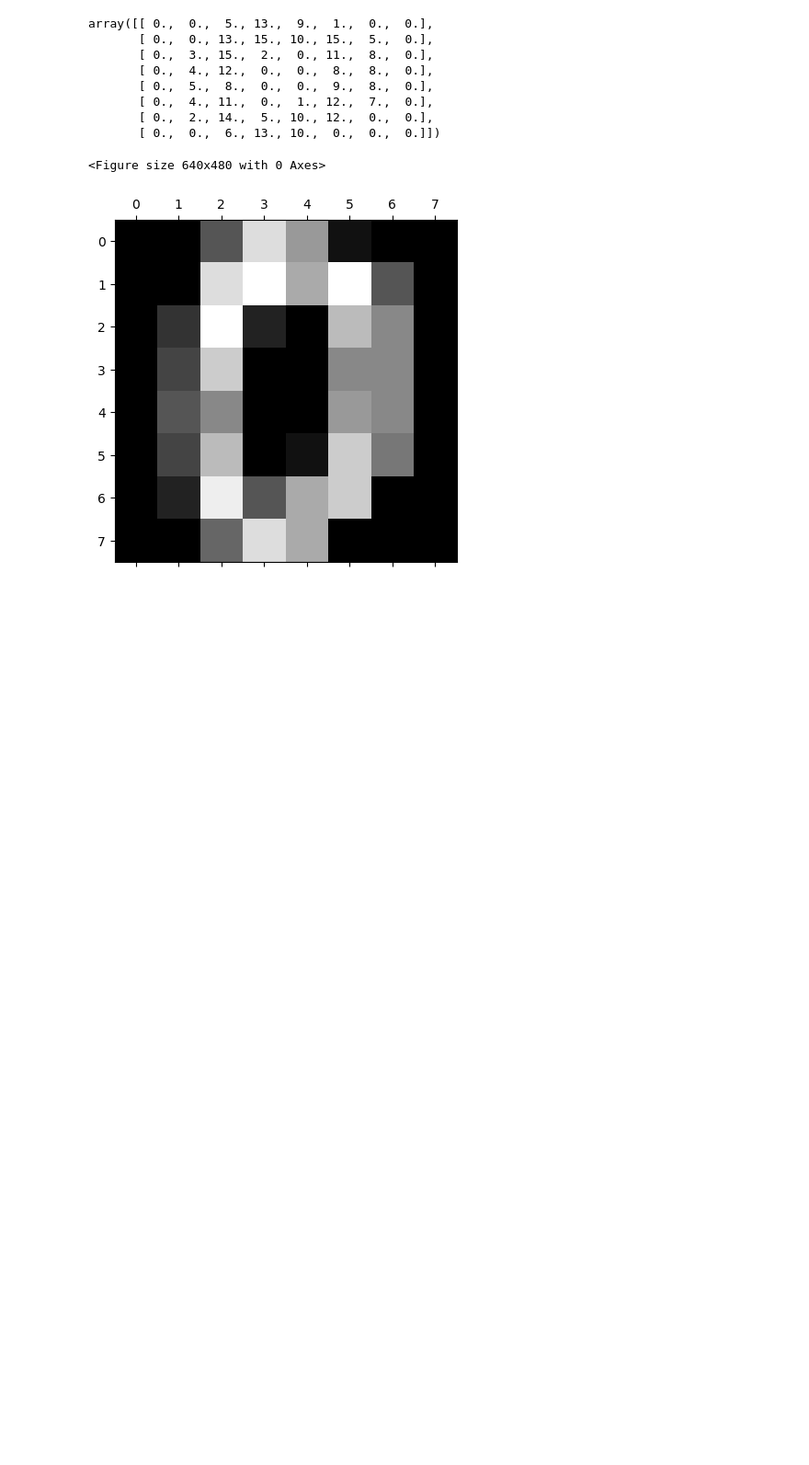
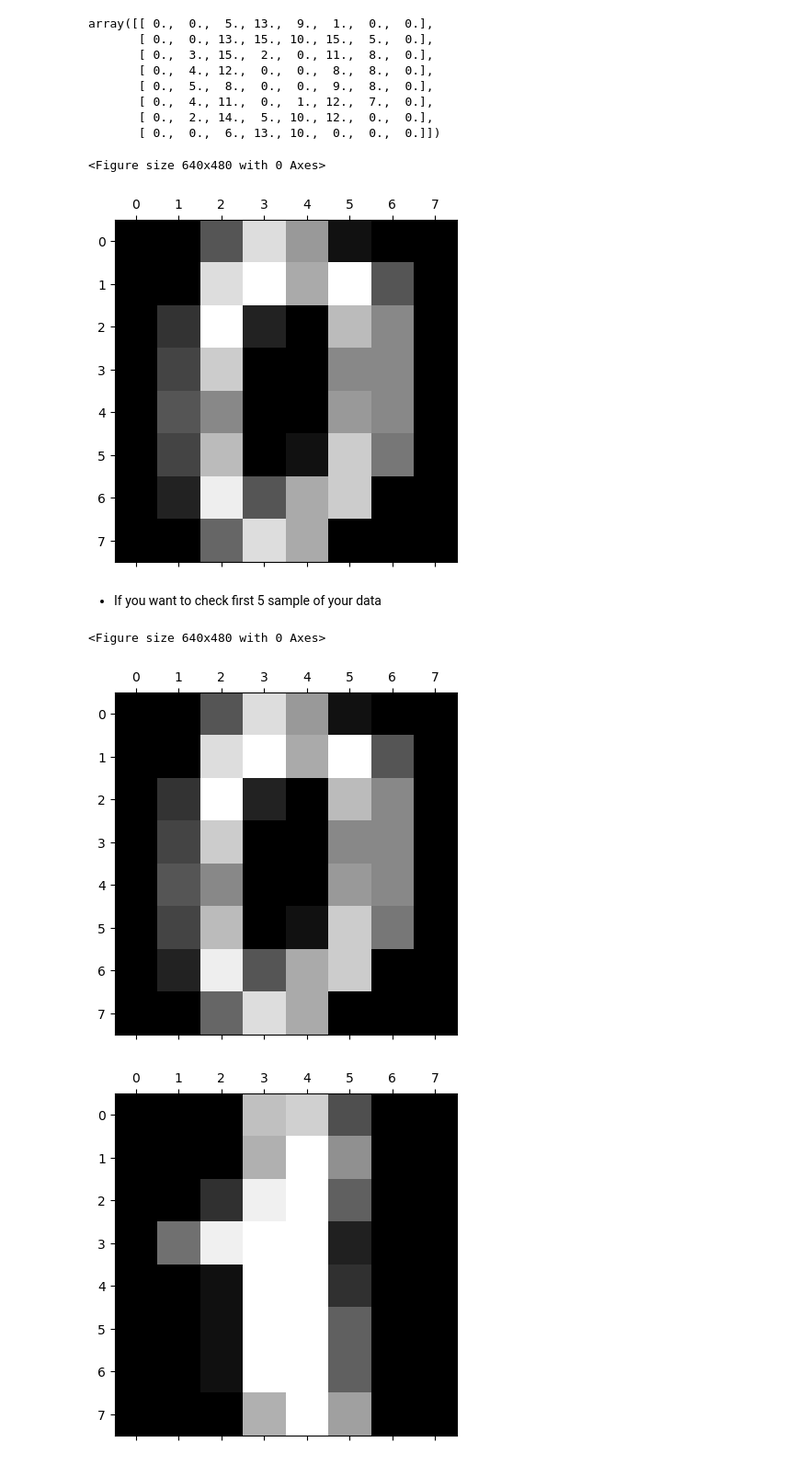
Before and after one commit to praju-1/Machine_Learning, a Jupyter notebook: Supervised_learning/Classification/digits_data_logistic_reg.ipynb, the cells around one changed output. Shown at 92% size. Cells and saved outputs as stored; diff of their text form; code cells hidden in the pictures; blank space fills up the shorter version.

Commit message:
Digit_data_regression

```diff
--- a/Supervised_learning/Classification/digits_data_logistic_reg.ipynb
+++ b/Supervised_learning/Classification/digits_data_logistic_reg.ipynb
@@ -216,3 +216,14 @@ plt.show()
 # %% [output]
 <Figure size 640x480 with 0 Axes>
 [figure]
+# %% [markdown]
+- If you want to check first 5 sample of your data
+# %%
+plt.gray()
+for i in range(5):
+    plt.matshow(digits.images[i])
+    plt.show()
+# %% [output]
+<Figure size 640x480 with 0 Axes>
+[figure, added]
+[figure, added]
```
Also changed, not shown: parts of 33 cells of this notebook.
